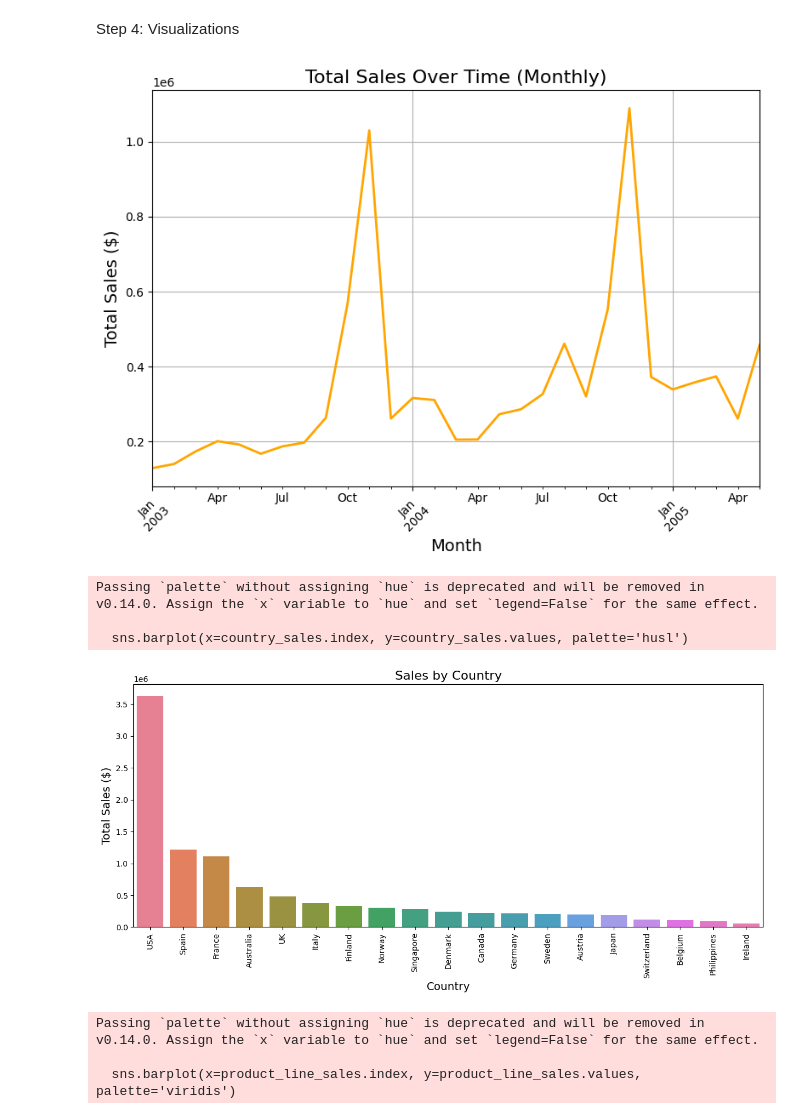
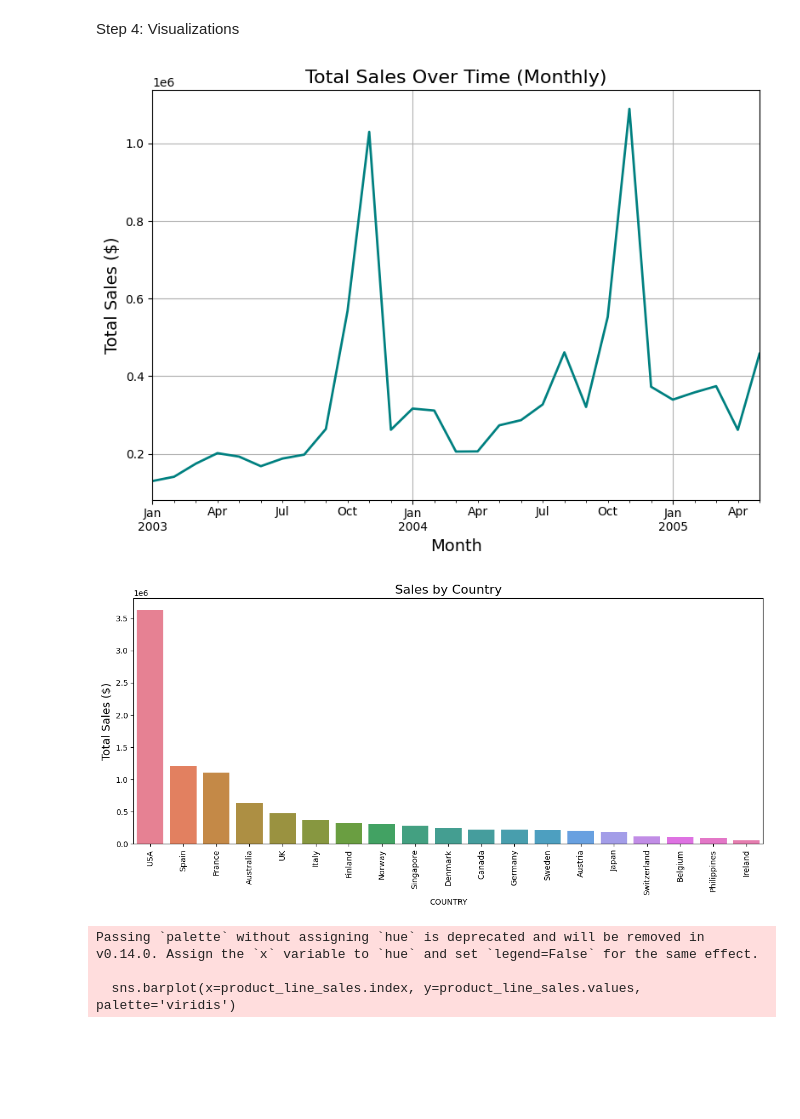
Before and after one commit to aleenakhalil/Sales-Data-Visualization, a Jupyter notebook: Sales_Dataset_Visualization.ipynb, the cells around one changed output. Drawn from its saved outputs; the diff is of its cells as text; code cells hidden in the pictures; blank space fills up the shorter version.

```diff
--- a/Sales_Dataset_Visualization.ipynb
+++ b/Sales_Dataset_Visualization.ipynb
@@ -126,33 +126,28 @@ Step 4: Visualizations
 # %%
 sales_df['Month'] = sales_df['ORDERDATE'].dt.to_period('M')
 monthly_sales = sales_df.groupby('Month')['SALES'].sum()
 
 plt.figure(figsize=(8,6))
-monthly_sales.plot(kind='line', color='orange', linewidth=2)
+monthly_sales.plot(kind='line', color='teal', linewidth=2)
 plt.title('Total Sales Over Time (Monthly)', fontsize=16)
 plt.xlabel('Month', fontsize=14)
 plt.ylabel('Total Sales ($)', fontsize=14)
-plt.xticks(rotation=45)
 plt.grid(True)
 plt.tight_layout()
 plt.show()
 # %% [output]
-[figure, old version]
+[figure, new version]
 # %%
 country_sales = sales_df.groupby('COUNTRY')['SALES'].sum().sort_values(ascending=False)
-
-plt.figure(figsize=(12,6))
-sns.barplot(x=country_sales.index, y=country_sales.values, palette='husl')
+palette = sns.color_palette('husl', n_colors=len(country_sales))
+plt.figure(figsize=(12, 6))
+sns.barplot(x=country_sales.index, y=country_sales.values, palette=palette)
 plt.title('Sales by Country', fontsize=16)
-plt.xlabel('Country', fontsize=14)
 plt.ylabel('Total Sales ($)', fontsize=14)
 plt.xticks(rotation=90)
 plt.tight_layout()
 plt.show()
 # %% [output]
-Passing `palette` without assigning `hue` is deprecated and will be removed in v0.14.0. Assign the `x` variable to `hue` and set `legend=False` for the same effect.
-
-  sns.barplot(x=country_sales.index, y=country_sales.values, palette='husl')
 [figure]
 # %%
 product_line_sales = sales_df.groupby('PRODUCTLINE')['SALES'].sum().sort_values(ascending=False)
```
Also changed, not shown: parts of 2 cells of this notebook.
